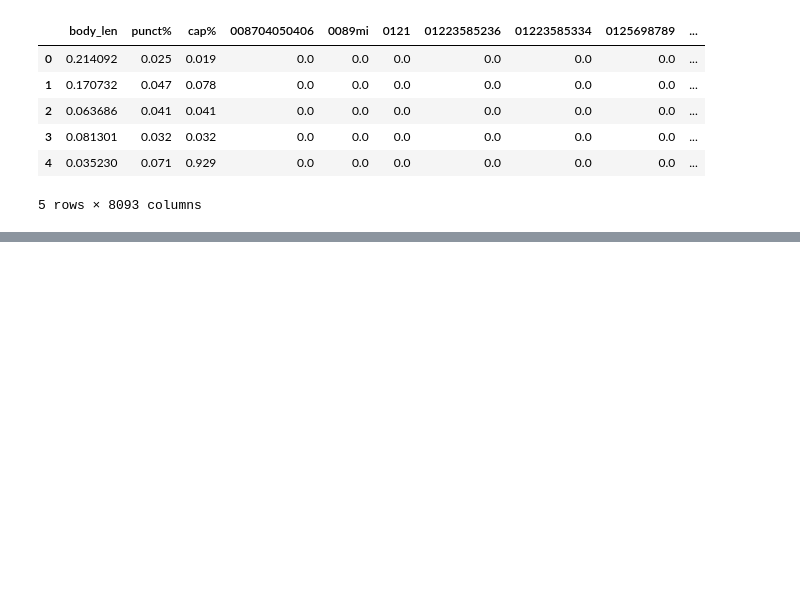
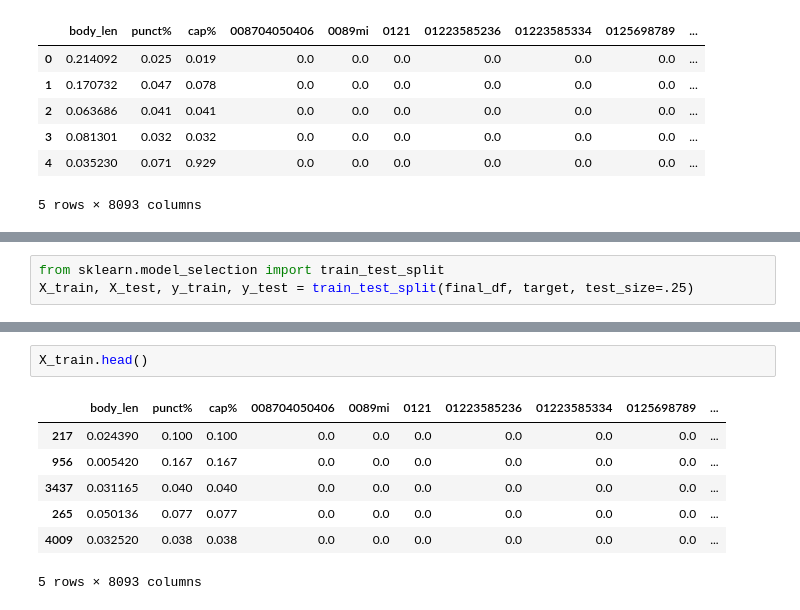
Before and after one commit to AhmedEhabH/SMS-SpamCollectionClassification, a Jupyter notebook: main.ipynb, the cells around one changed output, grey strips where cells are left out. Drawn from its saved outputs; the diff is of its cells as text; blank space fills up the shorter version.

Commit message:
Data Splitting techniques Holdout set Cross-validation

```diff
--- a/main.ipynb
+++ b/main.ipynb
@@ -852,0 +868,3 @@ final_df.head()
+# %%
+from sklearn.model_selection import train_test_split
+X_train, X_test, y_train, y_test = train_test_split(final_df, target, test_size=.25)
@@ -852,0 +881,10 @@ final_df.head()
+# %%
+X_train.head()
+# %% [output]
+|  | body_len | punct% | cap% | 008704050406 | 0089mi | 0121 | 01223585236 | 01223585334 | 0125698789 | ... |
+| 217 | 0.024390 | 0.100 | 0.100 | 0.0 | 0.0 | 0.0 | 0.0 | 0.0 | 0.0 | ... |
+| 956 | 0.005420 | 0.167 | 0.167 | 0.0 | 0.0 | 0.0 | 0.0 | 0.0 | 0.0 | ... |
+| 3437 | 0.031165 | 0.040 | 0.040 | 0.0 | 0.0 | 0.0 | 0.0 | 0.0 | 0.0 | ... |
+| 265 | 0.050136 | 0.077 | 0.077 | 0.0 | 0.0 | 0.0 | 0.0 | 0.0 | 0.0 | ... |
+| 4009 | 0.032520 | 0.038 | 0.038 | 0.0 | 0.0 | 0.0 | 0.0 | 0.0 | 0.0 | ... |
+5 rows × 8093 columns
```
Also changed, not shown: parts of 23 cells of this notebook.
